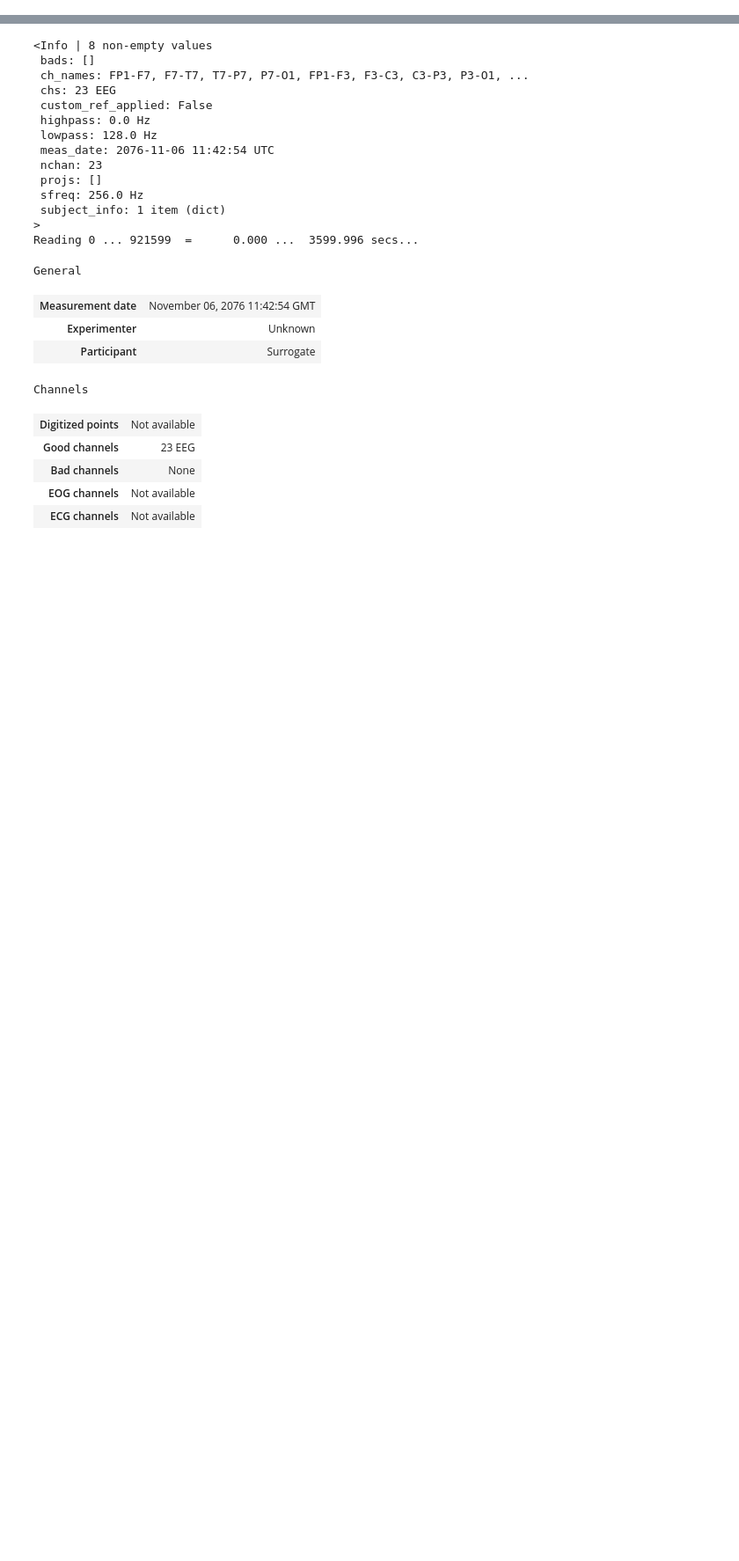
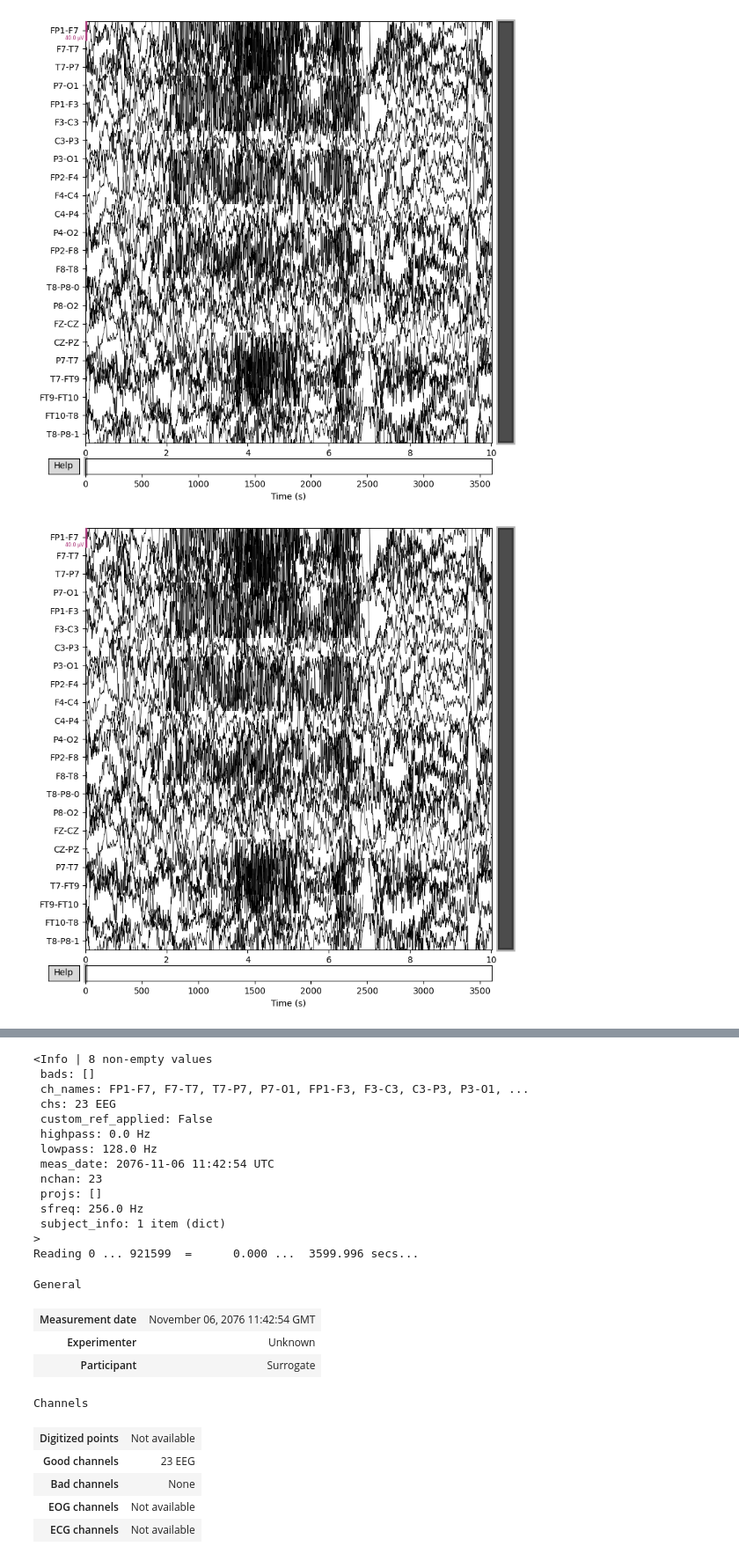
Before and after one commit to MattyB709/SeizureSense, a Jupyter notebook: UddhavsMneAttempt.ipynb, the cells around one changed output, grey strips where cells are left out. Shown at 88% size. Saved outputs shown, nothing was run; the diff lists cells and outputs as text; code cells hidden in the pictures; blank space fills up the shorter version.

```diff
--- a/UddhavsMneAttempt.ipynb
+++ b/UddhavsMneAttempt.ipynb
@@ -3,4 +3,4 @@ import mne
 import numpy as np
 import torch
 # %%
-raw = mne.io.read_raw_edf("data\chb01_01 (1).edf")
+raw = mne.io.read_raw_edf(r"CHB-MIT\chb01_01.edf")
@@ -11,6 +20,9 @@ fig.plot(
 # %%
 #
-raw.plot(duration=60, proj=False, n_channels=len(raw.ch_names), remove_dc=False)
+raw.plot(duration=10,proj=False, n_channels=len(raw.ch_names), remove_dc=False)
+# %% [output]
+[figure, added]
+[figure, added]
 # %%
 def add_arrows(axes):
     # add some arrows at 60 Hz and its harmonics
```
Also changed, not shown: parts of 7 cells of this notebook, 2 other files.
